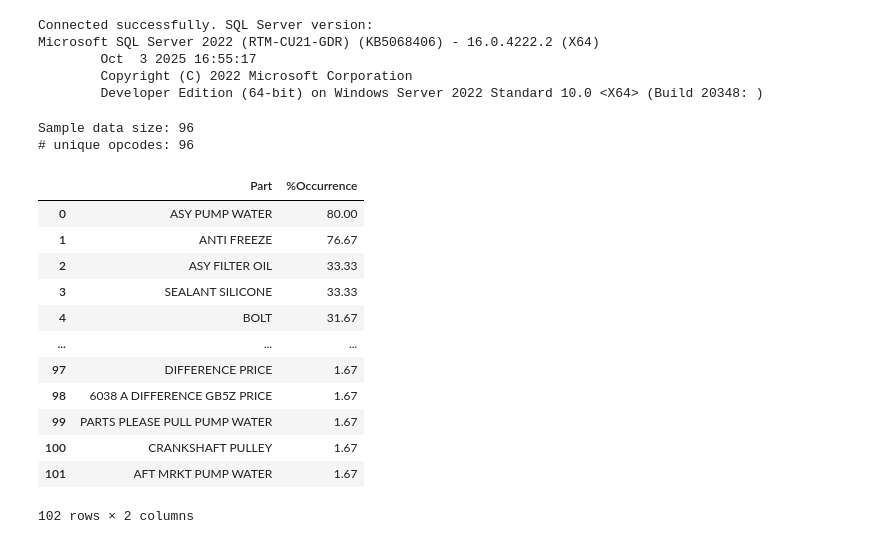
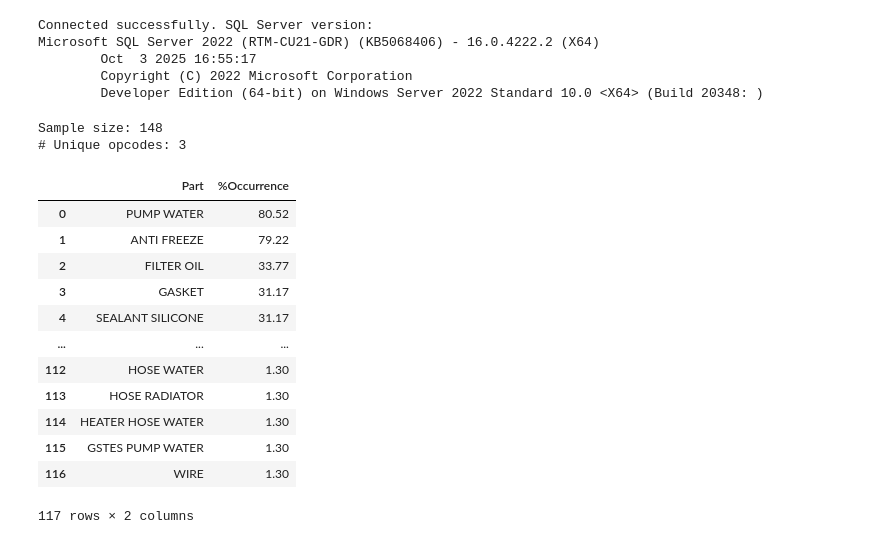
Before and after one commit to MeliPax/SPG, a Jupyter notebook: research/pull_vehicle_repair_data.ipynb, the cells around one changed output. Drawn from its saved outputs; the diff is of its cells as text; code cells hidden in the pictures.

```diff
--- a/research/pull_vehicle_repair_data.ipynb
+++ b/research/pull_vehicle_repair_data.ipynb
@@ -904,24 +902,27 @@ Microsoft SQL Server 2022 (RTM-CU21-GDR) (KB5068406) - 16.0.4222.2 (X64)
         Copyright (C) 2022 Microsoft Corporation
         Developer Edition (64-bit) on Windows Server 2022 Standard 10.0 <X64> (Build 20348: )
 # %%
-# Repair 1: Water pump replace
 
-search_key_words_water_pump_172 = [["water", "pump"], ["replace", "change", "Replacing", "Replace", "leak"]]
+# Repair 1: Water pump replace - Site 172
 
-execute_model(request_tbl_db_172, search_key_words_water_pump_172, labourline_tbl_db_172, partslines_tbl_db_172, similarity_threshold=0.7, ignore_words=[" - "])
+# search_key_words_water_pump_172 = [["water", "pump"], ["replace", "change", "Replacing", "leak"]]
+search_key_words_water_pump_172 = [["water", "pump"], []]
+
+
+execute_model(request_tbl_db_172, search_key_words_water_pump_172, labourline_tbl_db_172, partslines_tbl_db_172, similarity_threshold=0.7, ignore_words=[" - ", "kit", "ASY", "Rep"])
 # %% [output]
-Sample data size: 96
-# unique opcodes: 96
+Sample size: 148
+# Unique opcodes: 3
 |  | Part | %Occurrence |
-| 0 | ASY PUMP WATER | 80.00 |
-| 1 | ANTI FREEZE | 76.67 |
-| 2 | ASY FILTER OIL | 33.33 |
-| 3 | SEALANT SILICONE | 33.33 |
-| 4 | BOLT | 31.67 |
+| 0 | PUMP WATER | 80.52 |
+| 1 | ANTI FREEZE | 79.22 |
+| 2 | FILTER OIL | 33.77 |
+| 3 | GASKET | 31.17 |
+| 4 | SEALANT SILICONE | 31.17 |
 | ... | ... | ... |
-| 97 | DIFFERENCE PRICE | 1.67 |
-| 98 | 6038 A DIFFERENCE GB5Z PRICE | 1.67 |
-| 99 | PARTS PLEASE PULL PUMP WATER | 1.67 |
-| 100 | CRANKSHAFT PULLEY | 1.67 |
-| 101 | AFT MRKT PUMP WATER | 1.67 |
+| 112 | HOSE WATER | 1.30 |
+| 113 | HOSE RADIATOR | 1.30 |
+| 114 | HEATER HOSE WATER | 1.30 |
+| 115 | GSTES PUMP WATER | 1.30 |
+| 116 | WIRE | 1.30 |
-102 rows × 2 columns
+117 rows × 2 columns
```
Also changed, not shown: parts of 8 cells of this notebook.
